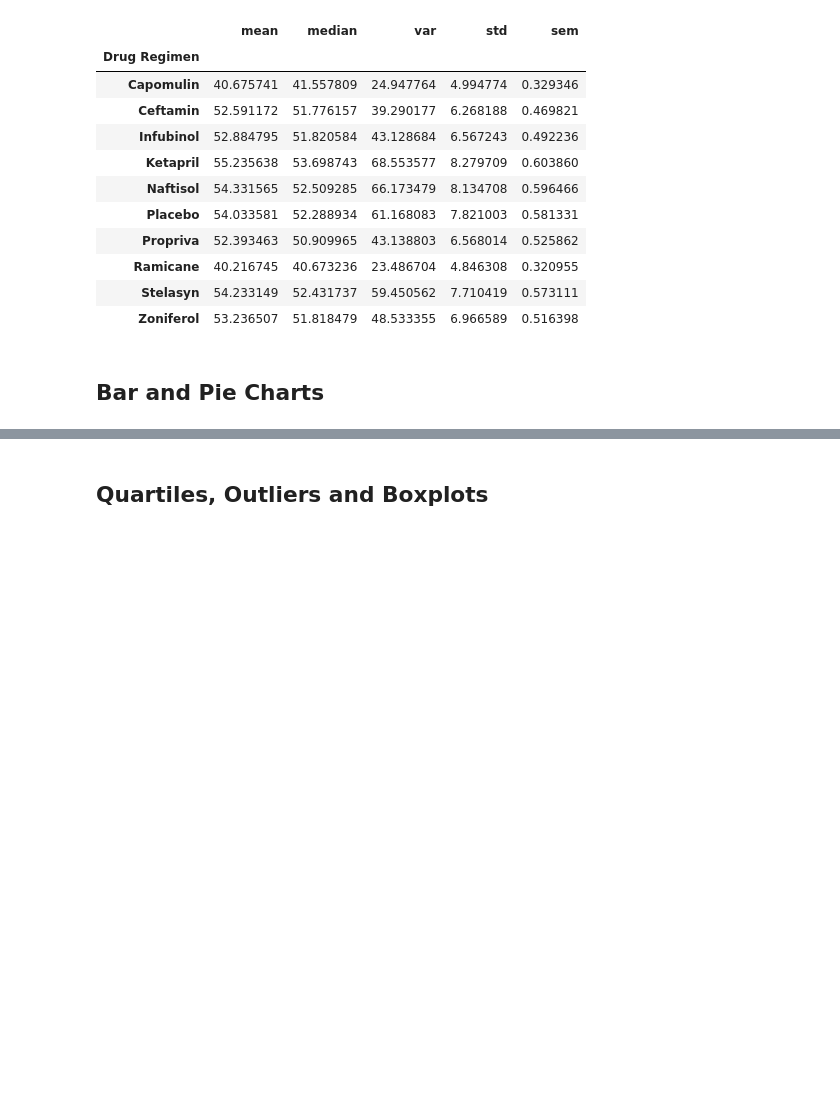
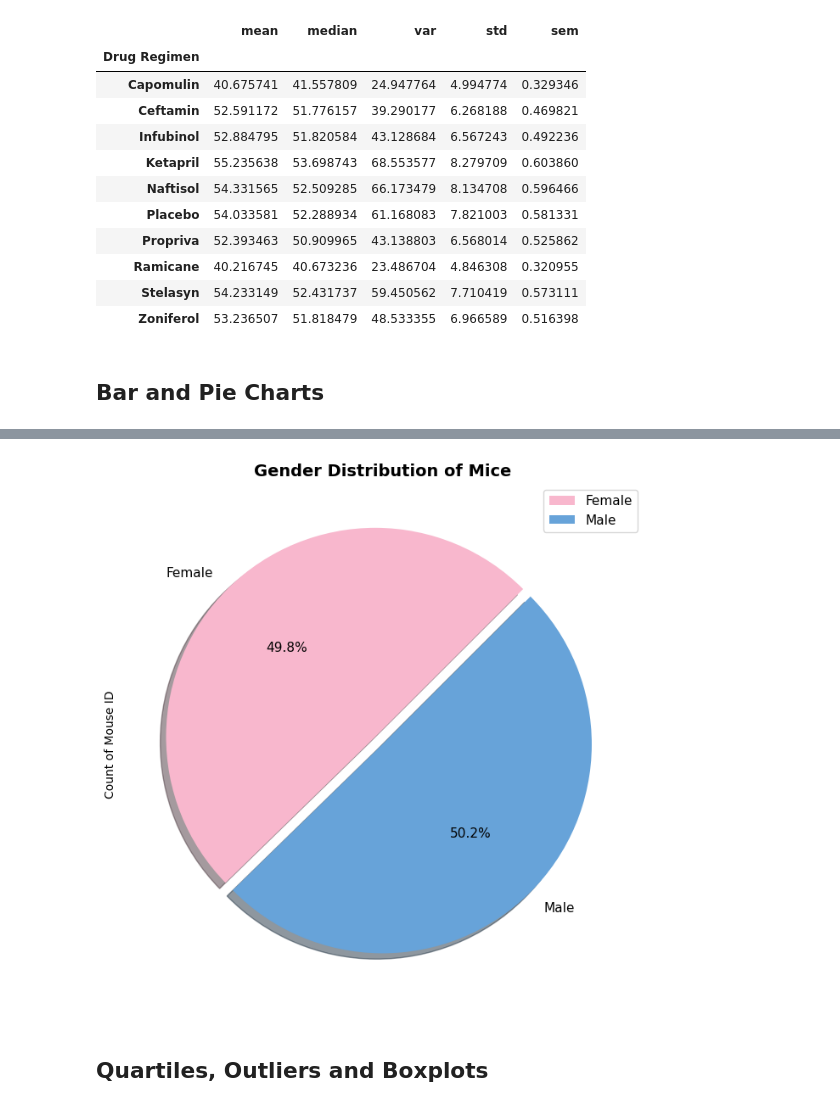
Before and after one commit to Saurabh-Lakhanpal/matplotlib-challenge, a Jupyter notebook: Pymaceuticals/pymaceuticals_solution.ipynb, the cells around one changed output, grey strips where cells are left out. Saved outputs shown, nothing was run; the diff lists cells and outputs as text; code cells hidden in the pictures; blank space fills up the shorter version.

```diff
--- a/Pymaceuticals/pymaceuticals_solution.ipynb
+++ b/Pymaceuticals/pymaceuticals_solution.ipynb
@@ -250,2 +270,38 @@ plt.show()
+# %%
+# Generate a pie chart, using pyplot, showing the distribution of unique female versus male mice used in the study
+
+# Get the unique mice with their gender
+gender_distribution_py = mouse_Study_Data_clean.groupby("Sex")["Mouse ID"].nunique()
+
+# Define colors for each slice
+colors = ["#F8B7CD","#67A3D9"]
+
+# Make the pie chart
+# Create a figure with subplots
+fig, ax = plt.subplots(figsize=(8,8))
+
+# Create a pie chart in the first subplot
+wedges, texts, autotexts = ax.pie(gender_distribution_py,
+                                  colors=colors,
+                                  autopct='%1.1f%%',
+                                  startangle=45,
+                                  shadow=True,
+                                  explode=(0.05, 0),
+                                  labels=gender_distribution_py.index
+                                  )
+
+# Customize font sizes
+for text in texts:
+    text.set_fontsize(11)
+# Set font size for labels
+for autotext in autotexts:
+    autotext.set_fontsize(11)
+
+ax.set_ylabel("Count of Mouse ID")
+ax.set_title("Gender Distribution of Mice",fontsize=14,fontweight='bold')
+ax.legend(gender_distribution_py.index, loc="upper right",fontsize=11)
+plt.show()
+# %% [output]
+[figure, added]
 # %% [markdown]
 ## Quartiles, Outliers and Boxplots
```
Also changed, not shown: parts of 21 cells of this notebook, 2 other files.
